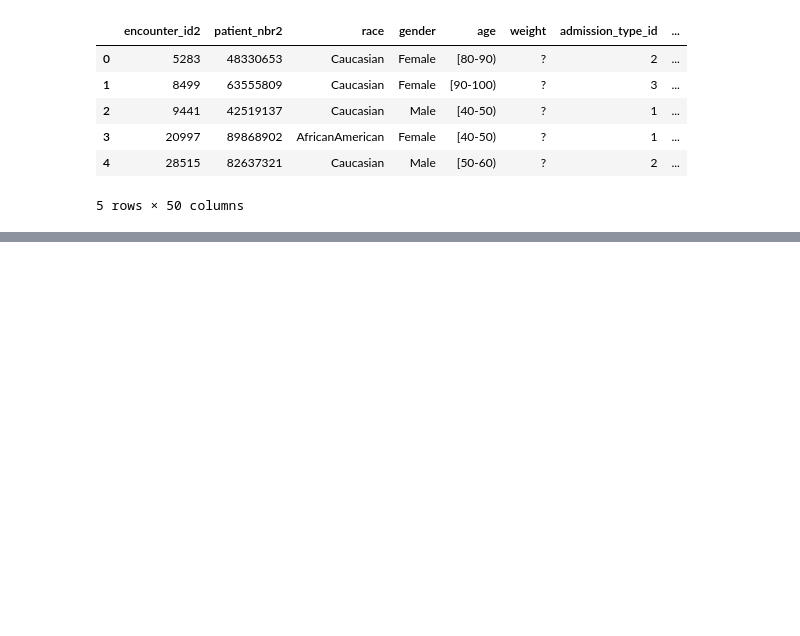
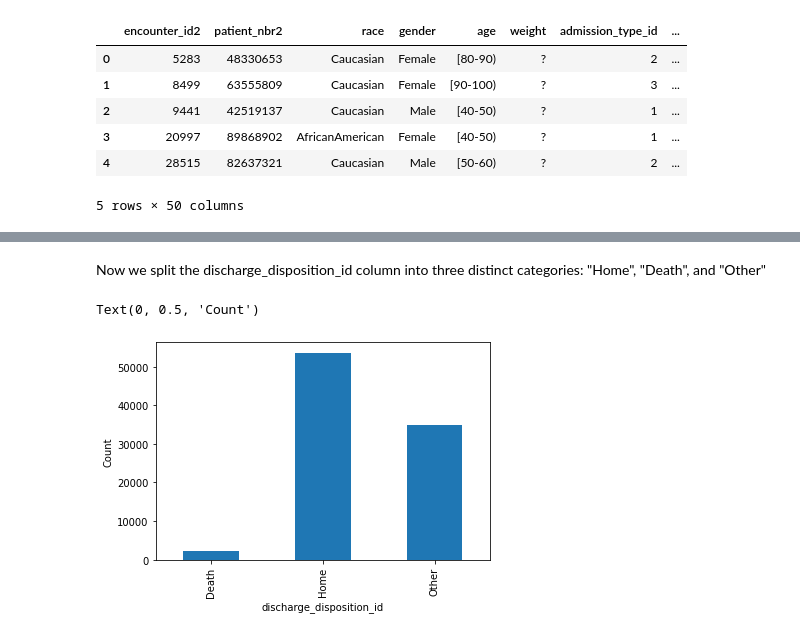
Before and after one commit to gavinmcclelland/CISC451, a Jupyter notebook: a2/code/patient_readmission.ipynb, the cells around one changed output, grey strips where cells are left out. Cells and saved outputs as stored; diff of their text form; code cells hidden in the pictures; blank space fills up the shorter version.

```diff
--- a/a2/code/patient_readmission.ipynb
+++ b/a2/code/patient_readmission.ipynb
@@ -79,0 +127,10 @@ df.groupby('readmitted').size().plot(kind='bar')
+# %% [markdown]
+Now we split the discharge_disposition_id column into three distinct categories: "Home", "Death", and "Other"
+# %%
+df['discharge_disposition_id'] = pd.Series(['Home' if val == 1 else 'Death' if val in [11,13,14,19,20,21] else 'Other'
+                                              for val in df['discharge_disposition_id']], index=df.index)
+df.groupby('discharge_disposition_id').size().plot(kind='bar')
+plt.ylabel('Count')
+# %% [output]
+Text(0, 0.5, 'Count')
+[figure, added]
```
Also changed, not shown: parts of 41 cells of this notebook.
